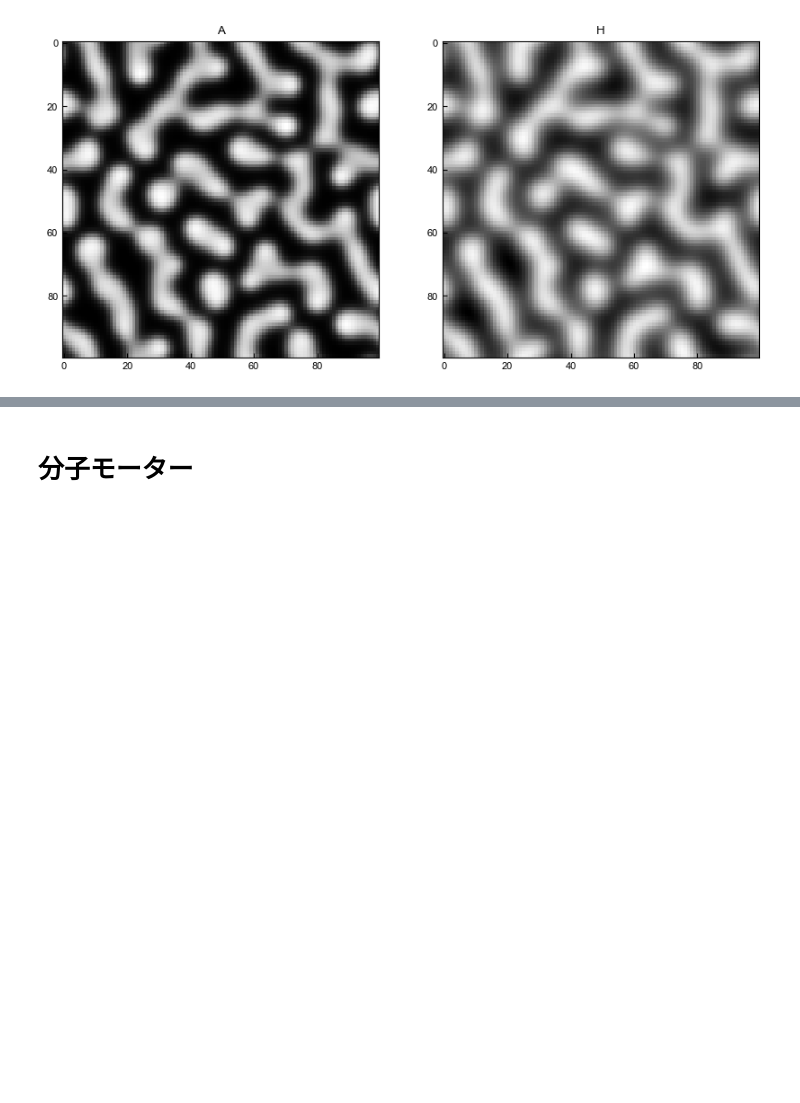
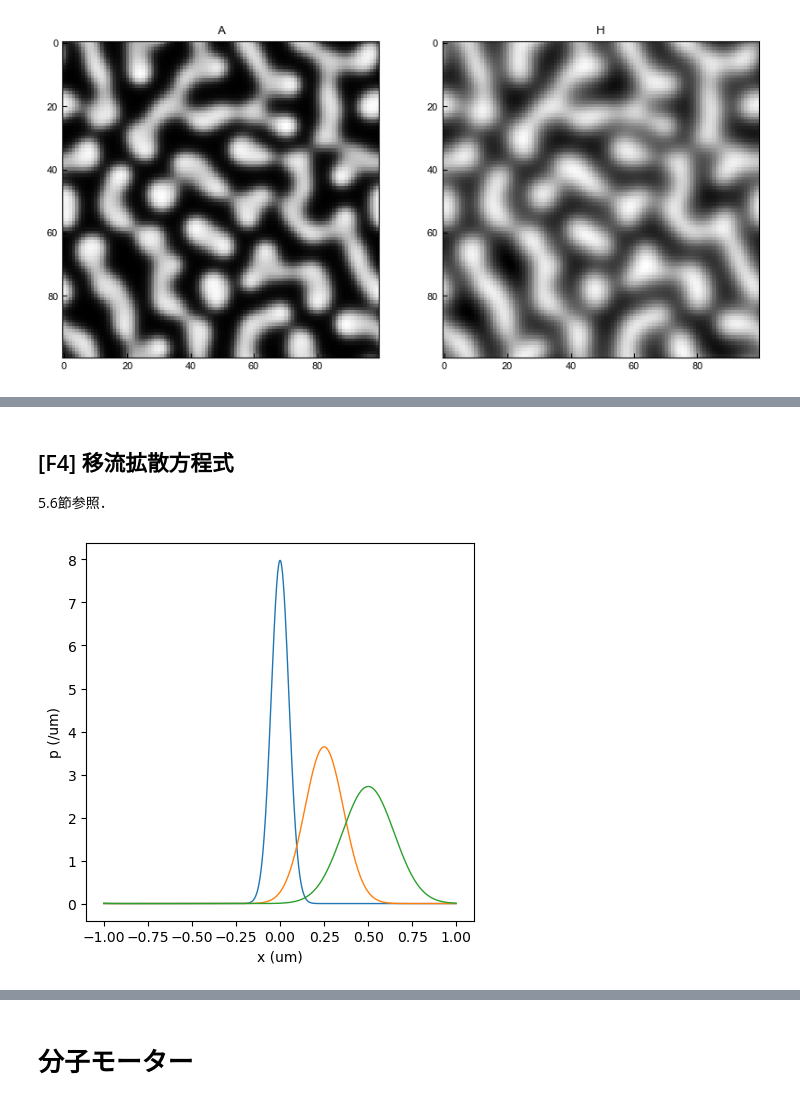
Before and after one commit to stoyabe/biophys, a Jupyter notebook: book.ipynb, the cells around one changed output, grey strips where cells are left out. Cells and saved outputs as stored; diff of their text form; code cells hidden in the pictures; blank space fills up the shorter version.

```diff
--- a/book.ipynb
+++ b/book.ipynb
@@ -465,0 +408,46 @@ plt.show()
+# %% [markdown]
+## [F4] 移流拡散方程式
+
+5.6節参照．
+# %%
+import numpy as np # 計算用ライブラリ
+import matplotlib.pyplot as plt  # プロット用ライブラリ
+
+# 移流拡散方程式を解く．周期境界．
+def diffusionequation(dt, dx, T, L, D):  # 時間刻み dt で T だけ計算．慶のサイズは L, 空間の刻み幅 dx, 拡散係数 D．
+    n = int(T / dt)  # ステップ数
+    nx = int(L/dx) # 空間の分割数
+
+    # 初期分布．幅dの正規分布
+    x = np.linspace(-L/2, L/2-dx, nx)
+    d = 0.5E-7
+    p = np.exp(-0.5*(x/d)**2)/np.sqrt(2*np.pi*d*d)
+
+    # 拡散方程式に従って時間発展
+    for i in range(n):
+        conv = -u * (np.roll(p,-1) - p)/dx # 移流項
+        diff = D*(np.roll(p, 1) - 2*p + np.roll(p,-1))/dx/dx  # 拡散項．np.roll(p, 1) はリストを1つずらす．
+        p += (conv + diff)*dt
+
+    return x, p
+
+
+# パラメータ設定
+D = 1E-16 # 拡散係数 (m^2/s)
+u = 5E-9 # 速度 (m/s)
+
+L = 2E-6
+dx = L/1000
+dt = 1E-2 # (s) 計算の時間刻み
+
+plt.figure(figsize=(5,5), dpi=100)
+for T in [0, 50, 100]: # 時間を変えて計算．
+    x, p = diffusionequation(dt, dx, T, L, D)  # 拡散方程式による計算
+    plt.plot(x*1E6, p*1E-6, lw = 1)  # lwは線の太さ．
+
+plt.xlabel('x (um)')
+plt.ylabel('p (/um)')
+
+plt.show()
+# %% [output]
+[figure, added]
```
Also changed, not shown: parts of 28 cells of this notebook.
